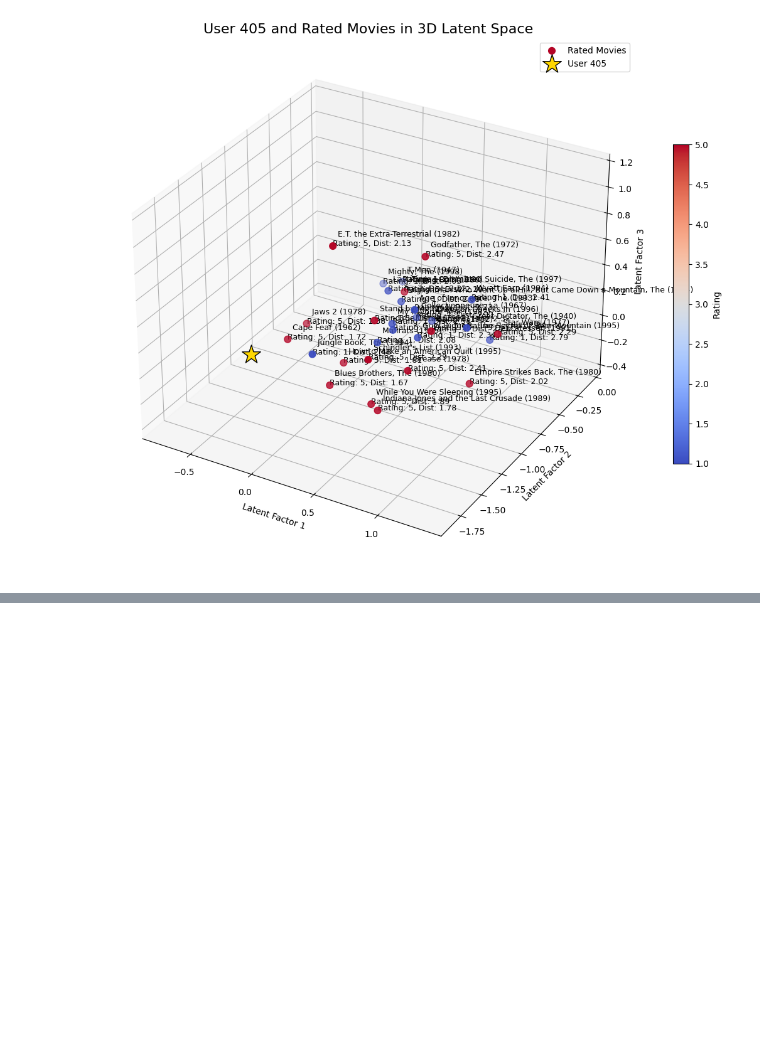
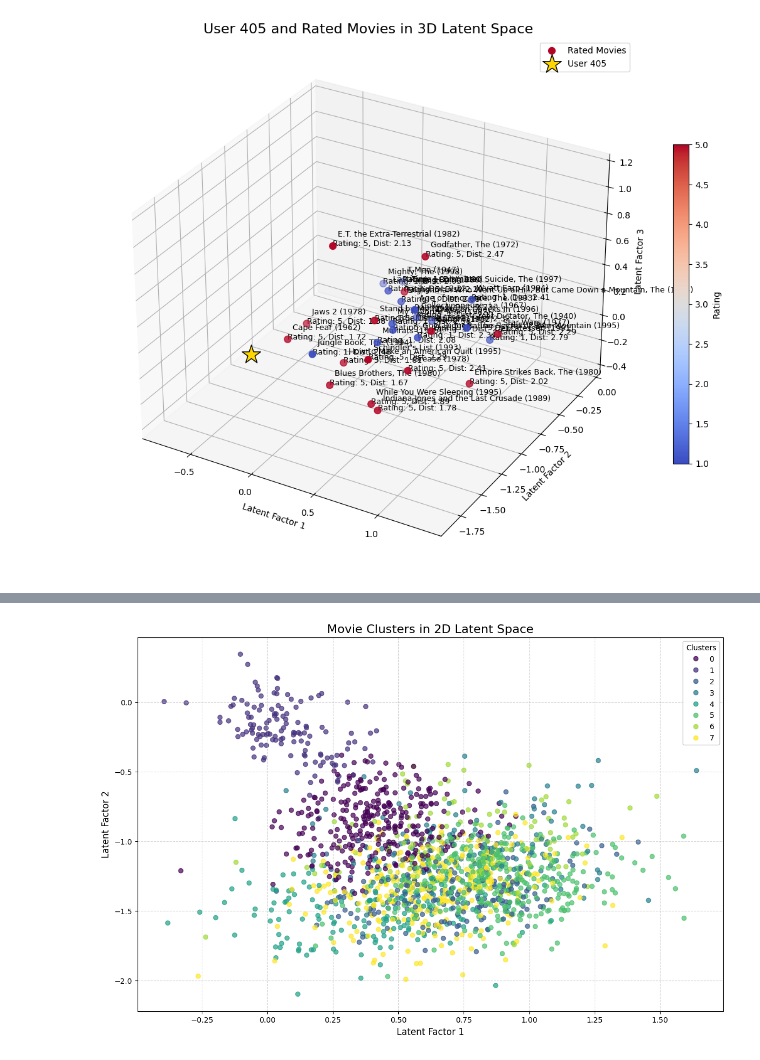
Before and after one commit to kiarashsaeidi/Recommender-system, a Jupyter notebook: code.ipynb, the cells around one changed output, grey strips where cells are left out. Drawn from its saved outputs; the diff is of its cells as text; code cells hidden in the pictures; blank space fills up the shorter version.

Commit message:
implemented k-means

```diff
--- a/code.ipynb
+++ b/code.ipynb
@@ -569,0 +701,78 @@ else:
+# %%
+import numpy as np
+import matplotlib.pyplot as plt
+from sklearn.cluster import KMeans
+import pandas as pd
+
+
+# --- پایان داده‌های نمونه ---
+
+
+# --- بخش ۲: اجرای الگوریتم K-Means ---
+
+# تعداد خوشه‌ها را بر اساس تحلیل "روش آرنج" انتخاب کنید
+
+all_movies_df = pd.concat([train_data[['item_id', 'title']], test_data[['item_id', 'title']]])
+unique_movies_df = all_movies_df.drop_duplicates(subset=['item_id'])
+movie_titles = unique_movies_df.set_index('item_id')['title'].to_dict()
+
+
+n_clusters = 8
+
+# داده‌های ورودی برای خوشه‌بندی، ماتریس Q است (بدون ردیف صفرم)
+movie_vectors = Q[1:]
+
+# ساخت و اجرای مدل K-Means
+# n_init='auto' به صورت خودکار بهترین اجرا را انتخاب می‌کند
+# random_state=42 باعث می‌شود نتایج در هر بار اجرا یکسان باشند
+kmeans = KMeans(n_clusters=n_clusters, n_init='auto', random_state=42)
+kmeans.fit(movie_vectors)
+
+# استخراج برچسب خوشه برای هر فیلم (آرایه‌ای که به هر فیلم یک عدد از ۰ تا ۷ می‌دهد)
+cluster_labels = kmeans.labels_
+
+print(f"خوشه‌بندی با K-Means بر روی {len(movie_vectors)} فیلم با موفقیت انجام شد.")
+print(f"فیلم‌ها به {n_clusters} خوشه تقسیم شدند.")
+
+
+# --- بخش ۳: تحلیل و چاپ محتوای خوشه‌ها ---
+# این بخش به شما کمک می‌کند تا به سوال پروژه ("آیا فیلم‌های یک خوشه مرتبط هستند؟") پاسخ دهید.
+
+print("\n--- نمونه فیلم‌ها از هر خوشه ---")
+for i in range(n_clusters):
+    # پیدا کردن اندیس فیلم‌های متعلق به خوشه i
+    movies_in_cluster_indices = np.where(cluster_labels == i)[0]
+
+    # +1 می‌کنیم چون اندیس‌ها از 0 شروع می‌شوند اما item_id از 1
+    sample_movie_ids = movies_in_cluster_indices[:5] + 1
+
+    print(f"\n## خوشه شماره {i}:")
+    if len(sample_movie_ids) == 0:
+        print("  (این خوشه خالی است)")
+        continue
+
+    for item_id in sample_movie_ids:
+        # دریافت نام فیلم از دیکشنری
+        title = movie_titles.get(item_id, "N/A")
+        print(f"  - {title}")
+
+
+# --- بخش ۴: بصری‌سازی خوشه‌ها در فضای دو بعدی ---
+# این بخش خواسته پروژه برای نمایش نتایج را پیاده‌سازی می‌کند.
+
+# استفاده از دو مؤلفه اول ماتریس Q به عنوان محورهای X و Y
+x_axis = movie_vectors[:, 0]
+y_axis = movie_vectors[:, 1]
+
+plt.figure(figsize=(14, 9))
+scatter = plt.scatter(x_axis, y_axis, c=cluster_labels, cmap='viridis', alpha=0.7)
+
+plt.title('Movie Clusters in 2D Latent Space', fontsize=16)
+plt.xlabel('Latent Factor 1', fontsize=12)
+plt.ylabel('Latent Factor 2', fontsize=12)
+
+# ایجاد یک راهنما (legend) برای خوشه‌ها
+legend1 = plt.legend(*scatter.legend_elements(), title="Clusters")
+plt.gca().add_artist(legend1)
+plt.grid(True, linestyle='--', alpha=0.5)
+# %% [output]
@@ -569,0 +796 @@ else:
+[figure, added]
```
Also changed, not shown: parts of 3 cells of this notebook.
